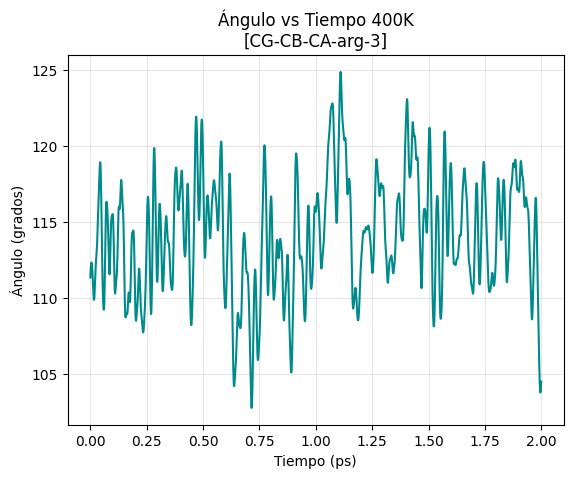
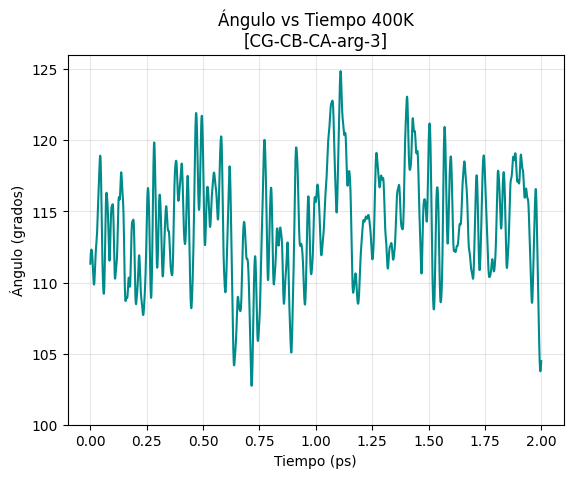
The notebook cell's code change between the first figure and the second:
--- before
+++ after
@@ -4,4 +4,5 @@
 plt.ylabel("Ángulo (grados)") 
 plt.title("Ángulo vs Tiempo 400K\n" + r"[CG-CB-CA-arg-3]") 
+plt.ylim(100,126)
 plt.grid(alpha=0.3)
 plt.show()

Commit: Añadimos límites ylim